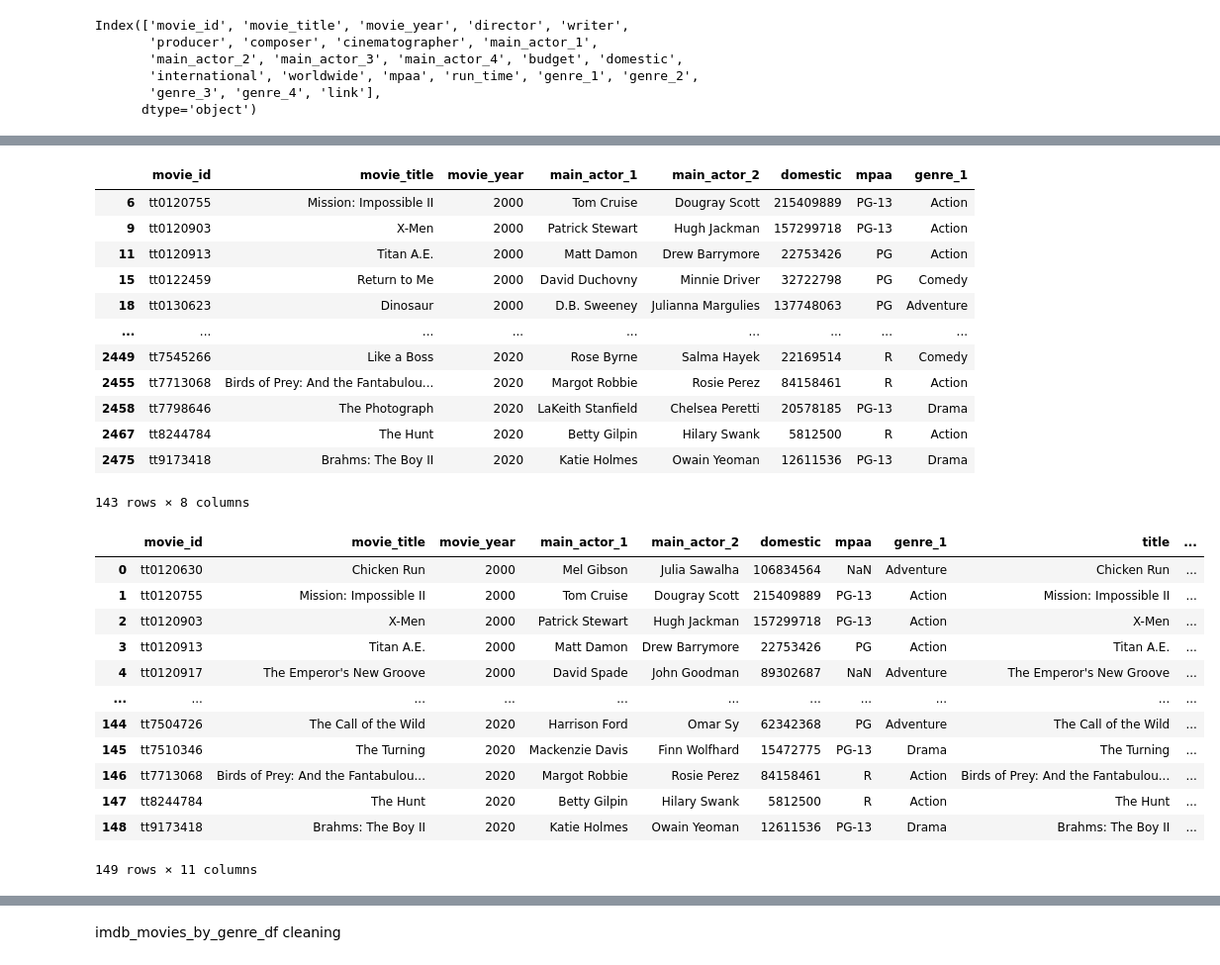
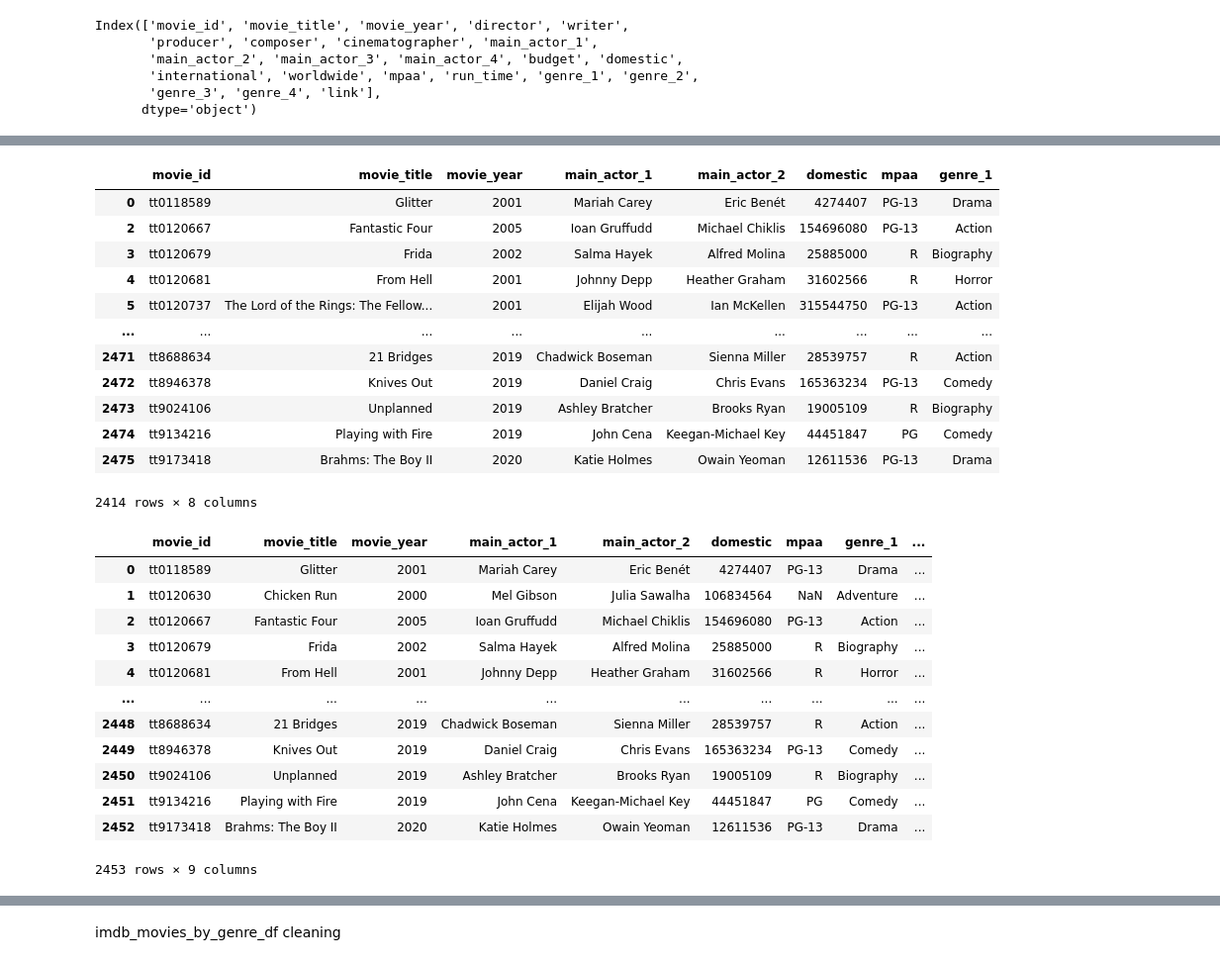
Before and after one commit to Armand57araujo/i-tickets, a Jupyter notebook: pythonnotebook.ipynb, the cells around one changed output, grey strips where cells are left out. Shown at 99% size. Drawn from its saved outputs; the diff is of its cells as text; code cells hidden in the pictures.

Commit message:
cleaned movies_data.csv file and merged it with merge_mojo.movies_data_clean_df

```diff
--- a/pythonnotebook.ipynb
+++ b/pythonnotebook.ipynb
@@ -207,7 +331,7 @@ mojo_budget_update_2000_to_2020_df
        #'main_actor_4', 'budget', 'domestic', 'international', 'worldwide',
        #'genre_1', 'genre_2', 'genre_3', 'genre_4', 'html'
 
-clean_mojo_budget_update_2000_2020_df = mojo_budget_update_2000_to_2020_df[["movie_id", "title", "year", "main_actor_1", "main_actor_2", "domestic", "mpaa", "genre_1", "release_date"]]
-clean_mojo_budget_update_2000_2020_df
+filter_mojo_budget_update_2000_2020_df = mojo_budget_update_2000_to_2020_df[["movie_id", "title", "year", "main_actor_1", "main_actor_2", "domestic", "mpaa", "genre_1", "release_date"]]
+filter_mojo_budget_update_2000_2020_df
 # %% [output]
 |  | movie_id | title | year | main_actor_1 | main_actor_2 | domestic | mpaa | genre_1 | release_date |
@@ -226,5 +350,5 @@ clean_mojo_budget_update_2000_2020_df
 # %%
-rename_mojo_budget_update_2000_2020_df = clean_mojo_budget_update_2000_2020_df.rename(columns={'title':'movie_title', 'year':'movie_year'})
+rename_mojo_budget_update_2000_2020_df = filter_mojo_budget_update_2000_2020_df.rename(columns={'title':'movie_title', 'year':'movie_year'})
 rename_mojo_budget_update_2000_2020_df
 # %% [output]
 |  | movie_id | movie_title | movie_year | main_actor_1 | main_actor_2 | domestic | mpaa | genre_1 | ... |
@@ -353,7 +496,7 @@ Index(['movie_id', 'movie_title', 'movie_year', 'director', 'writer',
        'genre_3', 'genre_4', 'link'],
       dtype='object')
 # %%
-mojo_budget_data_2000_to_2020_df = mojo_budget_data_df[(mojo_budget_data_df['movie_year']== 2000) | (mojo_budget_data_df['movie_year'] == 2020)]
+mojo_budget_data_2000_to_2020_df = mojo_budget_data_df[(mojo_budget_data_df['movie_year']>= 2000) & (mojo_budget_data_df['movie_year'] <= 2020)]
 mojo_budget_data_2000_to_2020_df
 # %% [output]
 |  | movie_id | movie_title | movie_year | director | writer | producer | composer | cinematographer | ... |
@@ -372,5 +515,5 @@ mojo_budget_data_2000_to_2020_df
 # %%
-clean_mojo_budget_data_2000_2020_df = mojo_budget_data_2000_to_2020_df[["movie_id", "movie_title", "movie_year", "main_actor_1", "main_actor_2", "domestic", "mpaa", "genre_1"]]
-clean_mojo_budget_data_2000_2020_df
+filter_mojo_budget_data_2000_2020_df = mojo_budget_data_2000_to_2020_df[["movie_id", "movie_title", "movie_year", "main_actor_1", "main_actor_2", "domestic", "mpaa", "genre_1"]]
+filter_mojo_budget_data_2000_2020_df
 # %% [output]
 |  | movie_id | movie_title | movie_year | main_actor_1 | main_actor_2 | domestic | mpaa | genre_1 |
@@ -400,38 +543,38 @@ genre_1         0
 dtype: int64
 # %%
-clean_mojo_budget_data_2000_2020_df.dropna().copy()
+filter_mojo_budget_data_2000_2020_df.dropna().copy()
 # %% [output]
 |  | movie_id | movie_title | movie_year | main_actor_1 | main_actor_2 | domestic | mpaa | genre_1 |
-| 6 | tt0120755 | Mission: Impossible II | 2000 | Tom Cruise | Dougray Scott | 215409889 | PG-13 | Action |
-| 9 | tt0120903 | X-Men | 2000 | Patrick Stewart | Hugh Jackman | 157299718 | PG-13 | Action |
-| 11 | tt0120913 | Titan A.E. | 2000 | Matt Damon | Drew Barrymore | 22753426 | PG | Action |
-| 15 | tt0122459 | Return to Me | 2000 | David Duchovny | Minnie Driver | 32722798 | PG | Comedy |
-| 18 | tt0130623 | Dinosaur | 2000 | D.B. Sweeney | Julianna Margulies | 137748063 | PG | Adventure |
+| 0 | tt0118589 | Glitter | 2001 | Mariah Carey | Eric Benét | 4274407 | PG-13 | Drama |
+| 2 | tt0120667 | Fantastic Four | 2005 | Ioan Gruffudd | Michael Chiklis | 154696080 | PG-13 | Action |
+| 3 | tt0120679 | Frida | 2002 | Salma Hayek | Alfred Molina | 25885000 | R | Biography |
+| 4 | tt0120681 | From Hell | 2001 | Johnny Depp | Heather Graham | 31602566 | R | Horror |
+| 5 | tt0120737 | The Lord of the Rings: The Fellow... | 2001 | Elijah Wood | Ian McKellen | 315544750 | PG-13 | Action |
 | ... | ... | ... | ... | ... | ... | ... | ... | ... |
-| 2449 | tt7545266 | Like a Boss | 2020 | Rose Byrne | Salma Hayek | 22169514 | R | Comedy |
-| 2455 | tt7713068 | Birds of Prey: And the Fantabulou... | 2020 | Margot Robbie | Rosie Perez | 84158461 | R | Action |
-| 2458 | tt7798646 | The Photograph | 2020 | LaKeith Stanfield | Chelsea Peretti | 20578185 | PG-13 | Drama |
-| 2467 | tt8244784 | The Hunt | 2020 | Betty Gilpin | Hilary Swank | 5812500 | R | Action |
+| 2471 | tt8688634 | 21 Bridges | 2019 | Chadwick Boseman | Sienna Miller | 28539757 | R | Action |
+| 2472 | tt8946378 | Knives Out | 2019 | Daniel Craig | Chris Evans | 165363234 | PG-13 | Comedy |
+| 2473 | tt9024106 | Unplanned | 2019 | Ashley Bratcher | Brooks Ryan | 19005109 | R | Biography |
+| 2474 | tt9134216 | Playing with Fire | 2019 | John Cena | Keegan-Michael Key | 44451847 | PG | Comedy |
 | 2475 | tt9173418 | Brahms: The Boy II | 2020 | Katie Holmes | Owain Yeoman | 12611536 | PG-13 | Drama |
-143 rows × 8 columns
+2414 rows × 8 columns
 # %%
 #We need to merge the two datasets.
-merge_df = pd.merge(clean_mojo_budget_data_2000_2020_df, clean_mojo_budget_update_2000_2020_df)
+merge_df = pd.merge(filter_mojo_budget_data_2000_2020_df, rename_mojo_budget_update_2000_2020_df)
 merge_df
 # %% [output]
-|  | movie_id | movie_title | movie_year | main_actor_1 | main_actor_2 | domestic | mpaa | genre_1 | title | ... |
-| 0 | tt0120630 | Chicken Run | 2000 | Mel Gibson | Julia Sawalha | 106834564 | NaN | Adventure | Chicken Run | ... |
-| 1 | tt0120755 | Mission: Impossible II | 2000 | Tom Cruise | Dougray Scott | 215409889 | PG-13 | Action | Mission: Impossible II | ... |
-| 2 | tt0120903 | X-Men | 2000 | Patrick Stewart | Hugh Jackman | 157299718 | PG-13 | Action | X-Men | ... |
-| 3 | tt0120913 | Titan A.E. | 2000 | Matt Damon | Drew Barrymore | 22753426 | PG | Action | Titan A.E. | ... |
-| 4 | tt0120917 | The Emperor's New Groove | 2000 | David Spade | John Goodman | 89302687 | NaN | Adventure | The Emperor's New Groove | ... |
-| ... | ... | ... | ... | ... | ... | ... | ... | ... | ... | ... |
-| 144 | tt7504726 | The Call of the Wild | 2020 | Harrison Ford | Omar Sy | 62342368 | PG | Adventure | The Call of the Wild | ... |
-| 145 | tt7510346 | The Turning | 2020 | Mackenzie Davis | Finn Wolfhard | 15472775 | PG-13 | Drama | The Turning | ... |
-| 146 | tt7713068 | Birds of Prey: And the Fantabulou... | 2020 | Margot Robbie | Rosie Perez | 84158461 | R | Action | Birds of Prey: And the Fantabulou... | ... |
-| 147 | tt8244784 | The Hunt | 2020 | Betty Gilpin | Hilary Swank | 5812500 | R | Action | The Hunt | ... |
-| 148 | tt9173418 | Brahms: The Boy II | 2020 | Katie Holmes | Owain Yeoman | 12611536 | PG-13 | Drama | Brahms: The Boy II | ... |
+|  | movie_id | movie_title | movie_year | main_actor_1 | main_actor_2 | domestic | mpaa | genre_1 | ... |
+| 0 | tt0118589 | Glitter | 2001 | Mariah Carey | Eric Benét | 4274407 | PG-13 | Drama | ... |
+| 1 | tt0120630 | Chicken Run | 2000 | Mel Gibson | Julia Sawalha | 106834564 | NaN | Adventure | ... |
+| 2 | tt0120667 | Fantastic Four | 2005 | Ioan Gruffudd | Michael Chiklis | 154696080 | PG-13 | Action | ... |
+| 3 | tt0120679 | Frida | 2002 | Salma Hayek | Alfred Molina | 25885000 | R | Biography | ... |
+| 4 | tt0120681 | From Hell | 2001 | Johnny Depp | Heather Graham | 31602566 | R | Horror | ... |
+| ... | ... | ... | ... | ... | ... | ... | ... | ... | ... |
+| 2448 | tt8688634 | 21 Bridges | 2019 | Chadwick Boseman | Sienna Miller | 28539757 | R | Action | ... |
+| 2449 | tt8946378 | Knives Out | 2019 | Daniel Craig | Chris Evans | 165363234 | PG-13 | Comedy | ... |
+| 2450 | tt9024106 | Unplanned | 2019 | Ashley Bratcher | Brooks Ryan | 19005109 | R | Biography | ... |
+| 2451 | tt9134216 | Playing with Fire | 2019 | John Cena | Keegan-Michael Key | 44451847 | PG | Comedy | ... |
+| 2452 | tt9173418 | Brahms: The Boy II | 2020 | Katie Holmes | Owain Yeoman | 12611536 | PG-13 | Drama | ... |
-149 rows × 11 columns
+2453 rows × 9 columns
 # %%
 merge_df.value_counts('movie_title')
 # %% [output]
```
Also changed, not shown: parts of 58 cells of this notebook, 1 other file.
